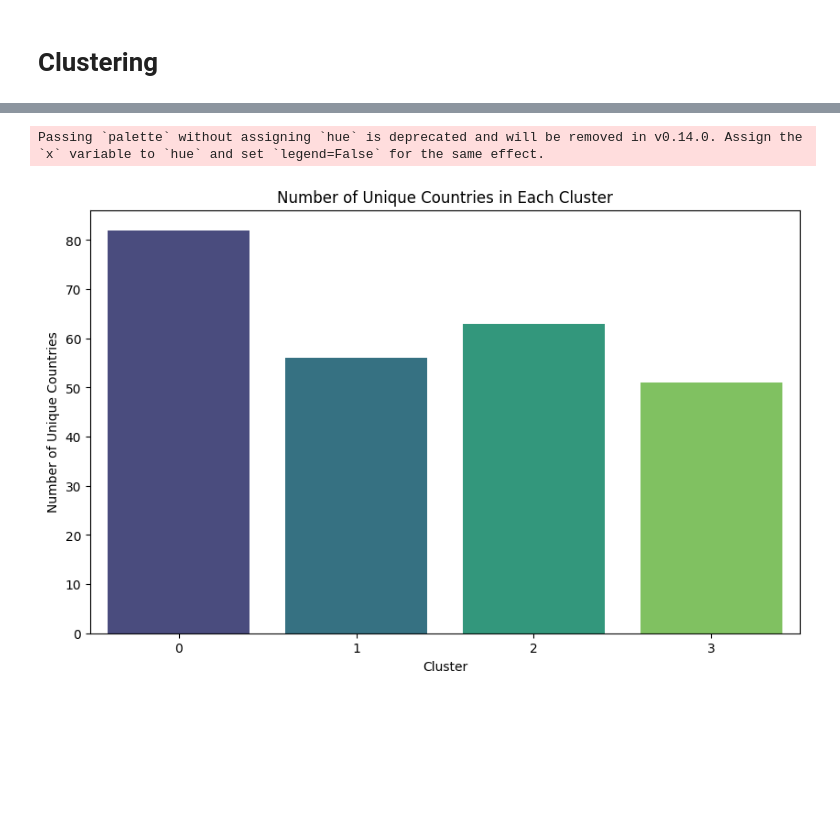
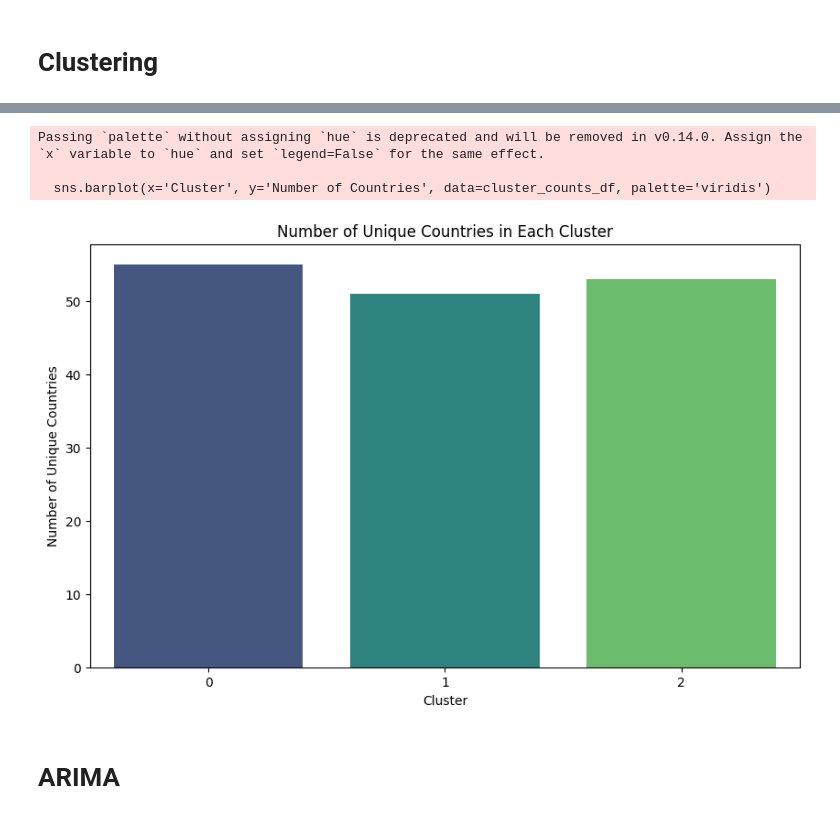
Before and after one commit to CyberStefNef/World_Temperature_Analysis, a Jupyter notebook: analyses.ipynb, the cells around one changed output, grey strips where cells are left out. Drawn from its saved outputs; the diff is of its cells as text; code cells hidden in the pictures; blank space fills up the shorter version.

```diff
--- a/analyses.ipynb
+++ b/analyses.ipynb
@@ -17,4 +20,4 @@ from functions.one_class_svm import OneClassSVM
 df = load_data_parquet()
 df = data_by_country(df)
 df = df.dropna()
-df = df.set_index("dt")
+#df = df.set_index("dt")
@@ -203,0 +120,12 @@ df_country_with_clusters
+# %%
+
+#Applying K-means clustering
+n_clusters = 3
+kmeans = KMeans(k=n_clusters)
+kmeans.fit(slopes_arr)
+
+#Assigning cluster labels to the DataFrame
+slopes_df['Cluster'] = kmeans.labels_
+slopes_df = slopes_df.sort_values(by='Slope', ascending=False)
+slopes_df = slopes_df.merge(df[['Country', 'Country_ISO']].drop_duplicates(), on='Country', how='left')
+slopes_df
@@ -204,15 +146,23 @@ df_country_with_clusters
 # %%
 # Create a DataFrame to store unique countries in each cluster
-unique_countries_df = df_country_with_clusters.groupby('Cluster')['Country'].unique().reset_index(name='UniqueCountries')
+# Count the number of unique countries in each cluster
+cluster_counts = slopes_df['Cluster'].value_counts()
+
+# Create a DataFrame to store cluster counts
+cluster_counts_df = pd.DataFrame({'Cluster': cluster_counts.index, 'Number of Countries': cluster_counts.values})
+
+# Plot the bar chart
 plt.figure(figsize=(10, 6))
-sns.barplot(x='Cluster', y=unique_countries_df['UniqueCountries'].apply(len), data=unique_countries_df, palette='viridis')
+sns.barplot(x='Cluster', y='Number of Countries', data=cluster_counts_df, palette='viridis')
 plt.xlabel('Cluster')
 plt.ylabel('Number of Unique Countries')
 plt.title('Number of Unique Countries in Each Cluster')
 plt.show()
 # %% [output]
 Passing `palette` without assigning `hue` is deprecated and will be removed in v0.14.0. Assign the `x` variable to `hue` and set `legend=False` for the same effect.
+
+  sns.barplot(x='Cluster', y='Number of Countries', data=cluster_counts_df, palette='viridis')
-[figure, old version]
+[figure, new version]
 # %%
 
 
@@ -227,3 +177,5 @@ fig = px.choropleth(
 )
 
 fig.show()
+# %% [markdown]
+# ARIMA
```
Also changed, not shown: parts of 29 cells of this notebook, 1 other file.
